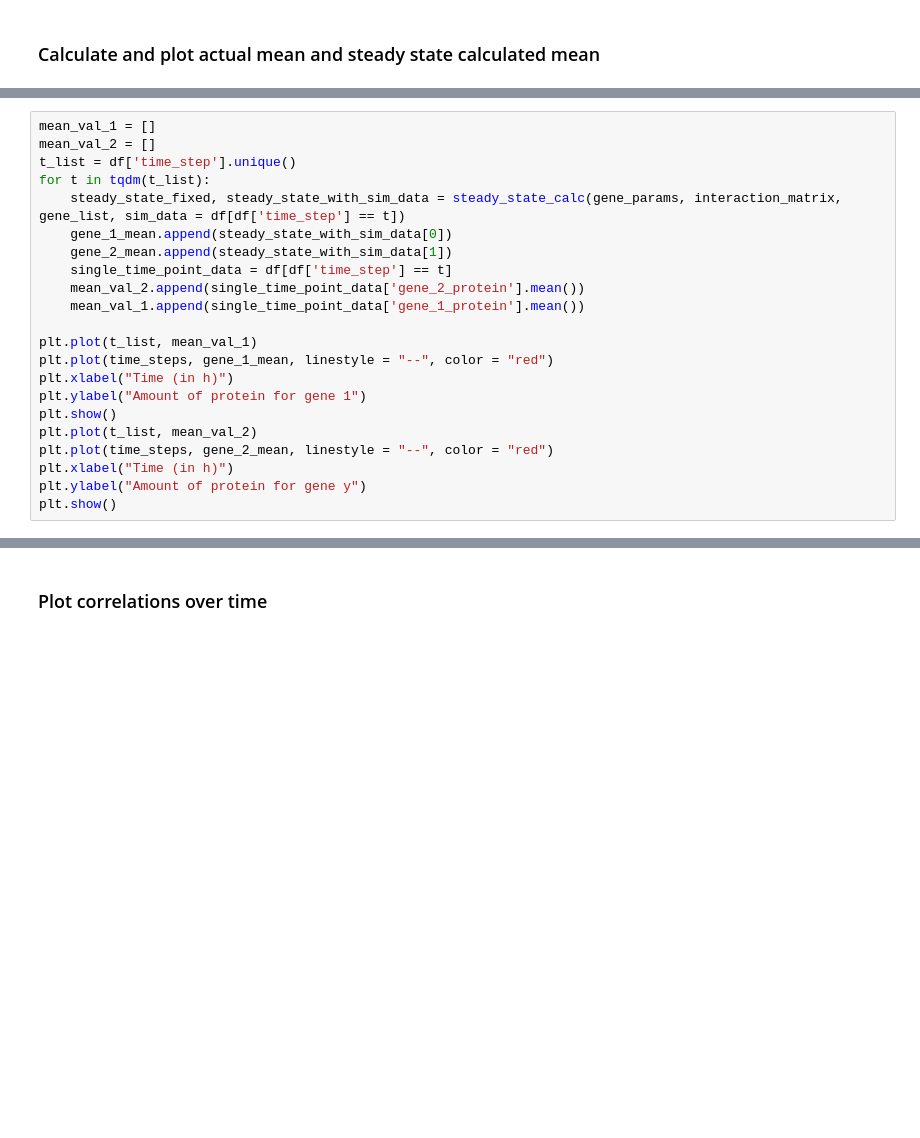
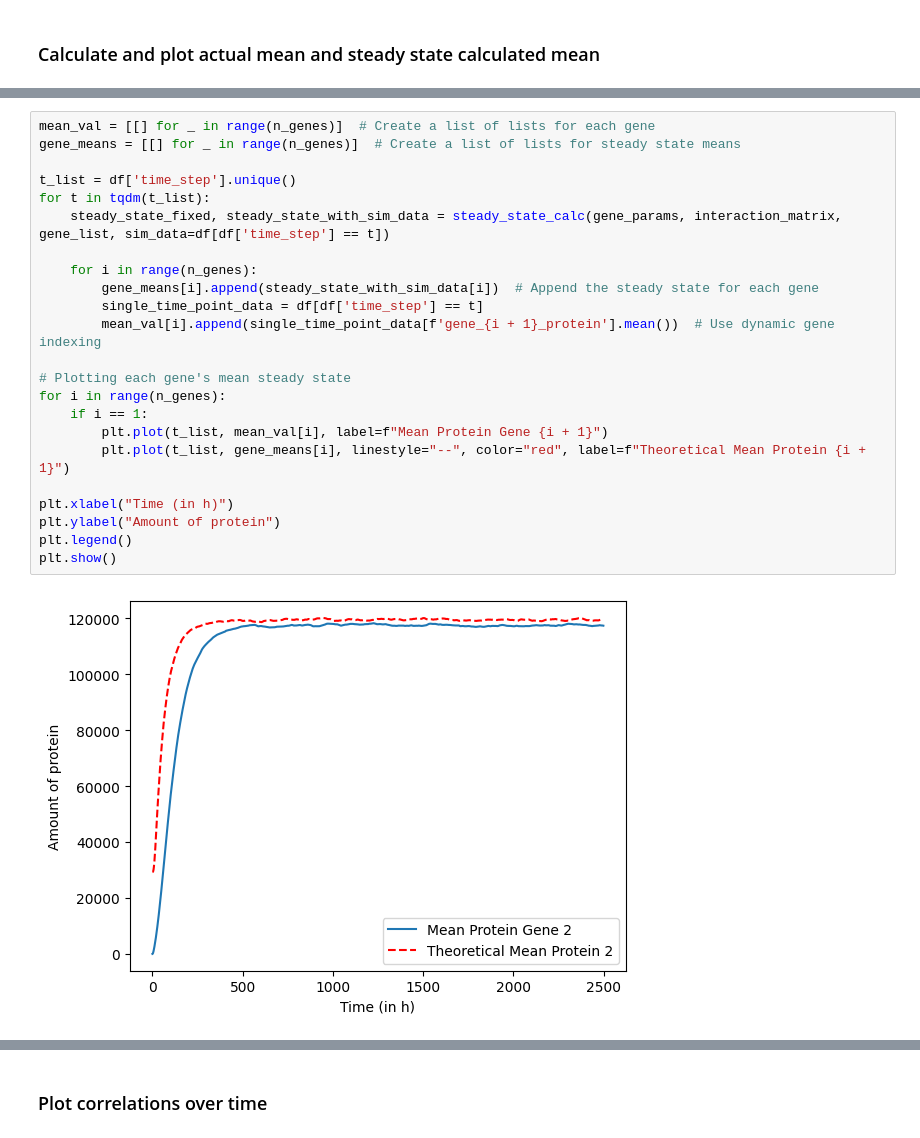
Before and after one commit to Keerthana910234/grnInference, a Jupyter notebook: analysis_code/correlation_calculation/correlation_calculation.ipynb, the cells around one changed output, grey strips where cells are left out. Cells and saved outputs as stored; diff of their text form; blank space fills up the shorter version.

```diff
--- a/analysis_code/correlation_calculation/correlation_calculation.ipynb
+++ b/analysis_code/correlation_calculation/correlation_calculation.ipynb
@@ -424,22 +422,0 @@ plt.show()
-# %%
-mean_val_1 = []
-mean_val_2 = []
-t_list = df['time_step'].unique()
-for t in tqdm(t_list):
-    steady_state_fixed, steady_state_with_sim_data = steady_state_calc(gene_params, interaction_matrix, gene_list, sim_data = df[df['time_step'] == t])
-    gene_1_mean.append(steady_state_with_sim_data[0])
-    gene_2_mean.append(steady_state_with_sim_data[1])
-    single_time_point_data = df[df['time_step'] == t]
-    mean_val_2.append(single_time_point_data['gene_2_protein'].mean())
-    mean_val_1.append(single_time_point_data['gene_1_protein'].mean())
-
-plt.plot(t_list, mean_val_1)
-plt.plot(time_steps, gene_1_mean, linestyle = "--", color = "red")
-plt.xlabel("Time (in h)")
-plt.ylabel("Amount of protein for gene 1")
-plt.show()
-plt.plot(t_list, mean_val_2)
-plt.plot(time_steps, gene_2_mean, linestyle = "--", color = "red")
-plt.xlabel("Time (in h)")
-plt.ylabel("Amount of protein for gene y")
-plt.show()
@@ -448,0 +423,25 @@ plt.show()
+# %%
+mean_val = [[] for _ in range(n_genes)]  # Create a list of lists for each gene
+gene_means = [[] for _ in range(n_genes)]  # Create a list of lists for steady state means
+
+t_list = df['time_step'].unique()
+for t in tqdm(t_list):
+    steady_state_fixed, steady_state_with_sim_data = steady_state_calc(gene_params, interaction_matrix, gene_list, sim_data=df[df['time_step'] == t])
+
+    for i in range(n_genes):
+        gene_means[i].append(steady_state_with_sim_data[i])  # Append the steady state for each gene
+        single_time_point_data = df[df['time_step'] == t]
+        mean_val[i].append(single_time_point_data[f'gene_{i + 1}_protein'].mean())  # Use dynamic gene indexing
+
+# Plotting each gene's mean steady state
+for i in range(n_genes):
+    if i == 1:
+        plt.plot(t_list, mean_val[i], label=f"Mean Protein Gene {i + 1}")
+        plt.plot(t_list, gene_means[i], linestyle="--", color="red", label=f"Theoretical Mean Protein {i + 1}")
+
+plt.xlabel("Time (in h)")
+plt.ylabel("Amount of protein")
+plt.legend()
+plt.show()
+# %% [output]
+[figure, added]
```
Also changed, not shown: parts of 18 cells of this notebook, 10 other files.
